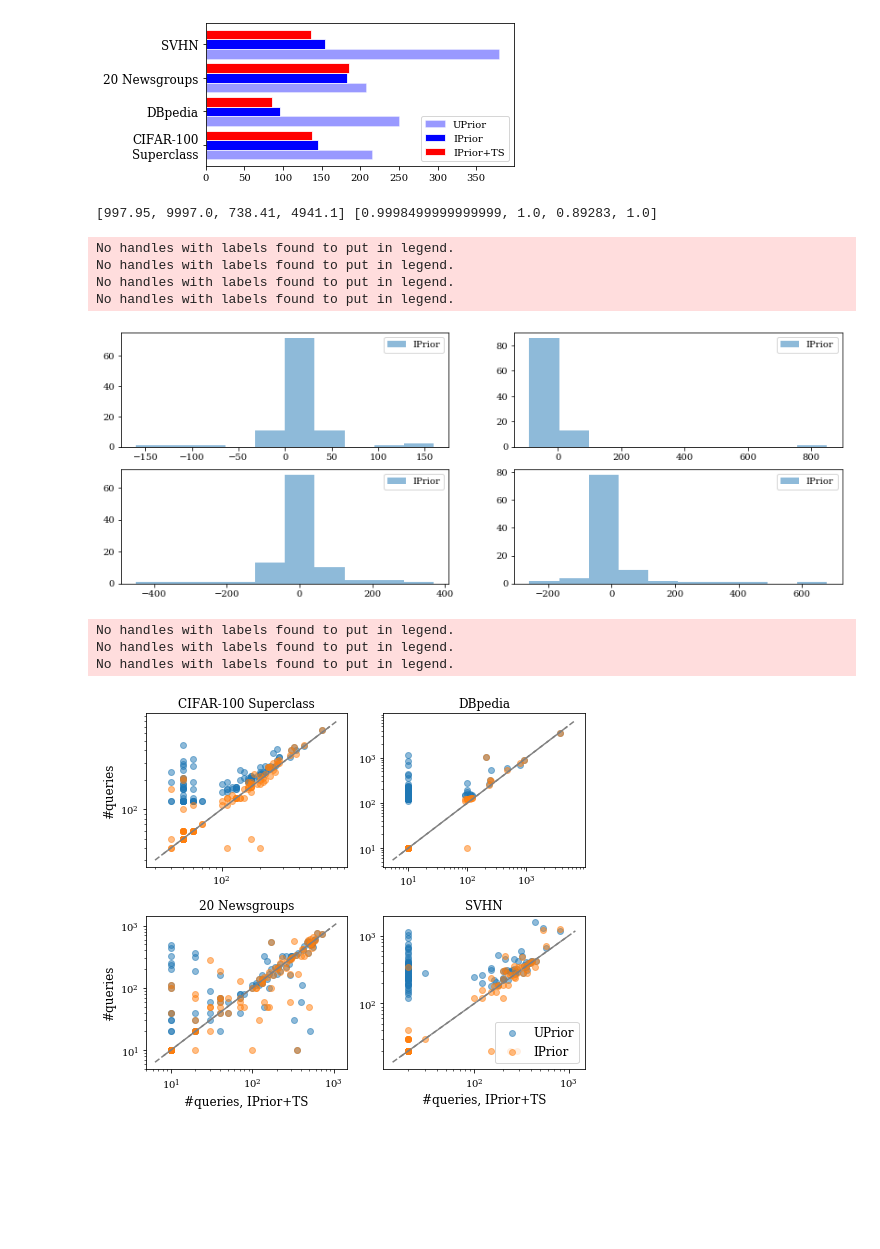
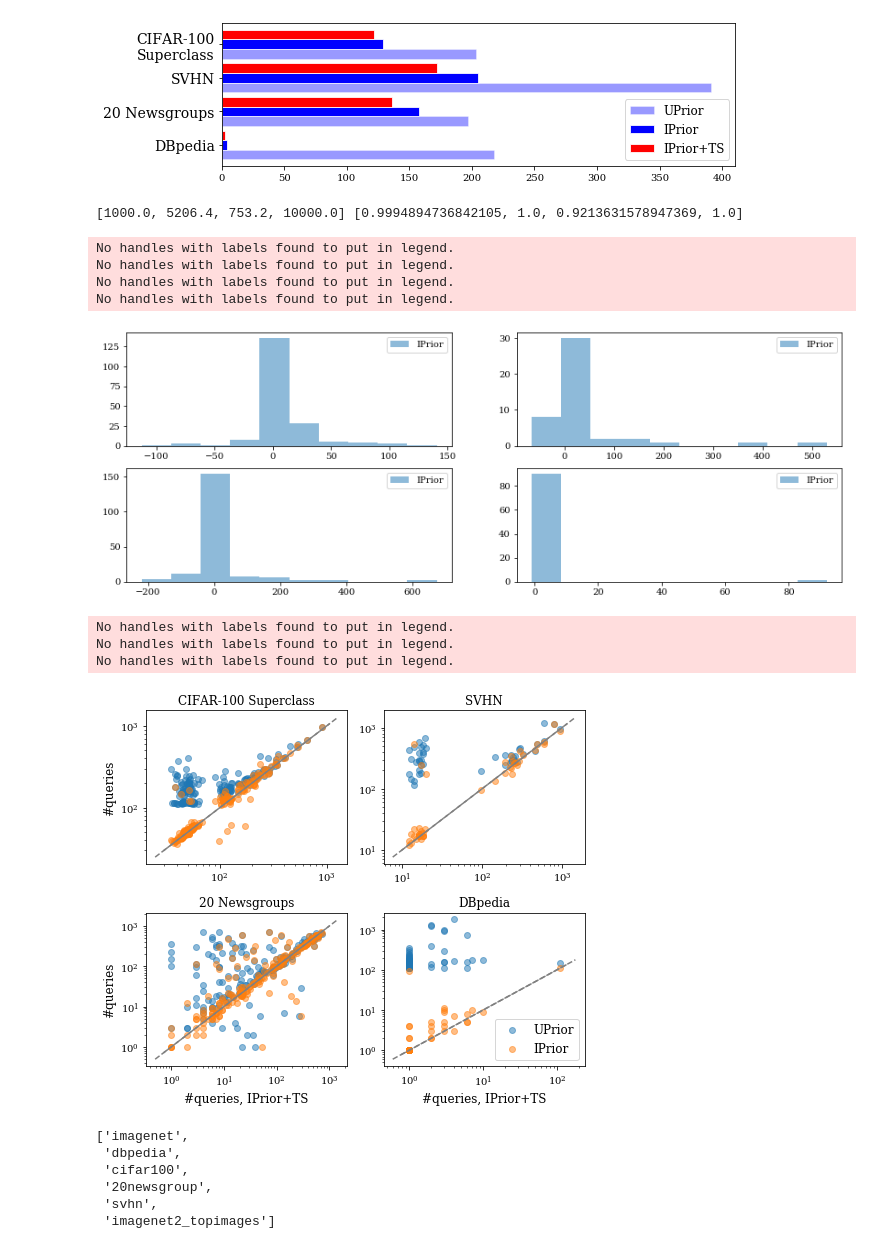
Before and after one commit to disiji/active-assess, a Jupyter notebook: src/plot_ts_difference.ipynb, the cells around one changed output. Cells and saved outputs as stored; diff of their text form; code cells hidden in the pictures; blank space fills up the shorter version.

```diff
--- a/src/plot_ts_difference.ipynb
+++ b/src/plot_ts_difference.ipynb
@@ -12,16 +12,16 @@ import numpy as np
 from tqdm import tqdm
 from sampling import *
 %matplotlib inline
+from scipy.stats import wilcoxon
 
 import matplotlib;matplotlib.rcParams['font.size'] = 10
 import matplotlib;matplotlib.rcParams['font.family'] = 'serif'
 LINEWIDTH = 13.97
-LOG_FREQ = 10
+LOG_FREQ = 1
 output_dir = pathlib.Path("../output/difference_random_2_groups")
 # %%
-DATASET_LIST = ['superclass_cifar100', 'dbpedia', '20newsgroup', 'svhn'] #
-method_list = ['random_arm_symmetric', 'random_data_symmetric', 'random_arm_informed', \
-               'random_data_informed', 'ts_uniform', 'ts_informed']
+DATASET_LIST = ['superclass_cifar100', 'svhn', '20newsgroup', 'dbpedia'] #
+method_list = ['random_data_symmetric', 'random_data_informed', 'ts_informed']
 method_format = {#'random_arm_symmetric': ('Random Arm Symmetric', 'g', '.', '--'),
                  'random_data_symmetric': ('UPrior', 'b', '^', '--'),
                  #'random_arm_informed': ('Random Arm Informed', 'g', '.', '-'),
@@ -33,7 +33,6 @@ method_format = {#'random_arm_symmetric': ('Random Arm Symmetric', 'g', '.', '--
 metric = 'difference'
 group_method = 'predicted_class'
 pseudocount = 2
-runs = 100
 rope_width = 0.05
 # %%
 configs = {}
@@ -62,6 +61,8 @@ budgets = dict()
 rope_ground_truth_dict = dict()
 
 for i, dataset_name in enumerate(DATASET_LIST):
+
+    runs = configs[dataset_name].shape[0]
 
     counts[dataset_name] = {}
     budgets[dataset_name] = np.zeros((runs,))
@@ -104,7 +105,7 @@ for i, dataset_name in enumerate(DATASET_LIST):
             rope_ = rope_eval[dataset_name][method_name][r,:budget//LOG_FREQ, rope_region]
             error_rate = np.abs(rope_ - rope_ground_truth[rope_region]) / rope_ground_truth[rope_region]
             error = (error_rate < 0.05)
-            counts[dataset_name][method_name].append(np.argmax(error)*LOG_FREQ+LOG_FREQ)
+            counts[dataset_name][method_name].append(((np.argmax(error[0:])+0)*LOG_FREQ+LOG_FREQ))
             #counts[dataset_name][method_name].append(np.abs(rope_[15] - rope_ground_truth[rope_region]))
 # %%
 val = np.zeros((len(DATASET_LIST), len(method_format)))
@@ -130,0 +125,14 @@ IPrior+TS &                  137.3 &     85.8 &          185.6 &  136.6 \\
+# %%
+print('\\begin{tabular}{@{}ccccc@{}}')
+print('\\toprule ')
+for method in method_list:
+    print('& {%10s}' % method_format[method][0], end = '')
+print('\\\ \midrule')
+
+for i, dataset_name in enumerate(DATASET_LIST):
+    vals = []
+    for method in method_list:
+        vals.append(df[DATASET_NAMES[dataset_name]][method_format[method][0]])
+    print('{%20s} & %.1f &%.1f &\\textbf{%.1f} \\\\ \n' % (DATASET_NAMES[dataset_name], vals[0], vals[1], vals[2]), end = '')
+print('\\bottomrule')
+print('\\end{tabular}')
@@ -135,40 +153,40 @@ DATASET_NAMES = {
     'imagenet': 'ImageNet',
     'svhn': 'SVHN',
     '20newsgroup': '20 Newsgroups',
     'dbpedia': 'DBpedia',
     'superclass_cifar100': 'CIFAR-100\nSuperclass'
 }
 
 # set width of bar
 barWidth = 0.8
 
 # set height of bar
-bars1 = df.values[0]
-bars2 = df.values[1]
-bars3 = df.values[2]
+bars1 = df.values[0][::-1]
+bars2 = df.values[1][::-1]
+bars3 = df.values[2][::-1]
 
 # Set position of bar on X axis
 r1 = np.arange(len(bars1))*2.8
 r2 = [x + barWidth for x in r1]
 r3 = [x + barWidth for x in r2]
 
 # Make the plot
-plt.figure(figsize=(LINEWIDTH//2,2.5))
+plt.figure(figsize=(LINEWIDTH*0.65,2.5))
 
 plt.barh(r1, bars1, color='blue', linewidth=barWidth, edgecolor='white', label='UPrior', alpha=0.4)
 plt.barh(r2, bars2, color='blue', linewidth=barWidth, edgecolor='white', label='IPrior', alpha=1)
 plt.barh(r3, bars3, color='red', linewidth=barWidth, edgecolor='white', label='IPrior+TS')
 
 # Add xticks on the middle of the group bars
 # plt.ylabel('group', fontweight='bold')
-plt.yticks(r2 , [DATASET_NAMES[dataset_name] for dataset_name in DATASET_LIST], fontsize=12)
+plt.yticks(r2 , [DATASET_NAMES[dataset_name] for dataset_name in DATASET_LIST][::-1], fontsize=14)
 
 # Create legend & Show graphic
-plt.legend(fontsize=10, loc = 'lower right')
+plt.legend(fontsize=12, loc = 'lower right')
 plt.tight_layout()
 plt.savefig('../figures/comparison_counts.pdf', dpi=300, bbox_inches='tight', pad_inches=0)
 # %% [output]
-[figure, old version]
+[figure, new version]
 # %%
 budget_list = []
 rope_list = []
@@ -177,7 +195,7 @@ for i, dataset_name in enumerate(DATASET_LIST):
     rope_list.append(rope_ground_truth_dict[dataset_name].mean())
 print(budget_list,rope_list)
 # %% [output]
-[997.95, 9997.0, 738.41, 4941.1] [0.9998499999999999, 1.0, 0.89283, 1.0]
+[1000.0, 5206.4, 753.2, 10000.0] [0.9994894736842105, 1.0, 0.9213631578947369, 1.0]
 # %%
 dataset = SuperclassDataset.load_from_text('cifar100', CIFAR100_SUPERCLASS_LOOKUP)
 dataset.group(group_method = group_method)
@@ -196,7 +214,7 @@ No handles with labels found to put in legend.
 No handles with labels found to put in legend.
 No handles with labels found to put in legend.
 No handles with labels found to put in legend.
-[figure, old version]
+[figure, new version]
 # %%
 DATASET_NAMES = {
     'cifar100': 'CIFAR-100',
@@ -227,4 +245,13 @@ plt.tight_layout()
 No handles with labels found to put in legend.
 No handles with labels found to put in legend.
 No handles with labels found to put in legend.
-[figure, old version]
+[figure, new version]
+# %%
+DATASET_LIST
+# %% [output]
+['imagenet',
+ 'dbpedia',
+ 'cifar100',
+ '20newsgroup',
+ 'svhn',
+ 'imagenet2_topimages']
```
Also changed, not shown: parts of 4 cells of this notebook, 3 other files.
